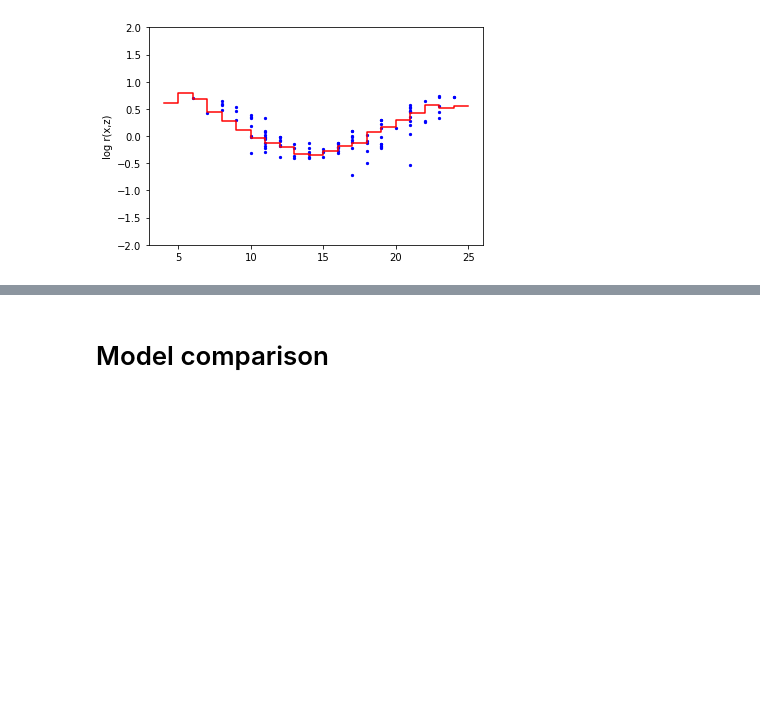
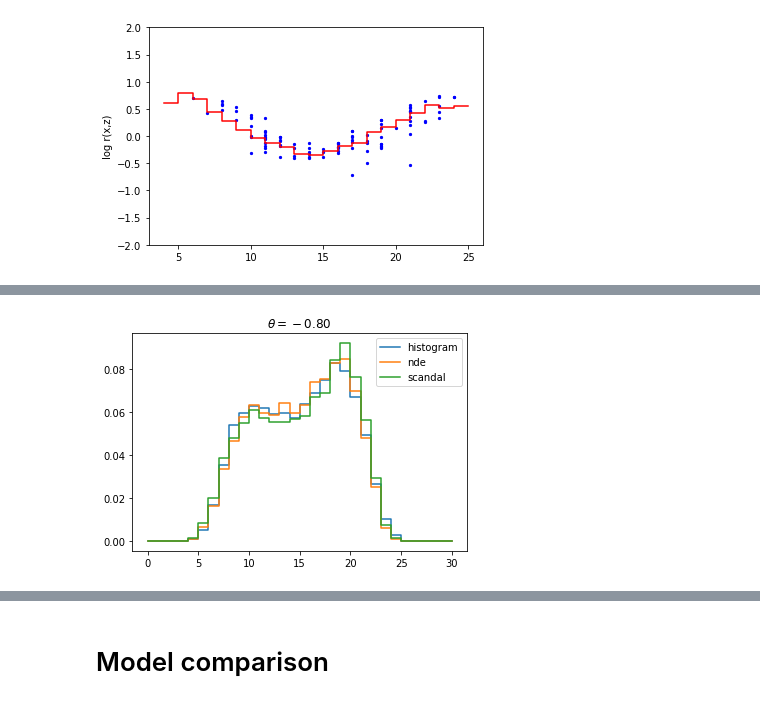
Before and after one commit to johannbrehmer/simulator-mining-example, a Jupyter notebook: Inference on Galton Board.ipynb, the cells around one changed output, grey strips where cells are left out. Saved outputs shown, nothing was run; the diff lists cells and outputs as text; code cells hidden in the pictures; blank space fills up the shorter version.

Commit message:
NDE+SCANDAL

```diff
--- a/Inference on Galton Board.ipynb
+++ b/Inference on Galton Board.ipynb
@@ -56,0 +44,27 @@ plt.show()
+# %%
+from galton import check_random_state
+
+def draw(n_samples, n_thetas=10, random_state=0):
+    n_traces_per_theta = n_samples
+
+    all_x = []
+    all_t_xz = []
+    all_thetas = []
+
+    for k, theta in enumerate(np.linspace(-1.0, -0.4, n_thetas)):
+        x, log_p_xz, t_xz, _ = galton_rvs(theta, n_runs=n_traces_per_theta, random_state=random_state+k)
+        all_x.append(x)
+        all_t_xz.append(t_xz)
+        all_thetas.append(theta * np.ones(n_traces_per_theta))
+
+    all_x = np.array(all_x).reshape(-1, 1)
+    all_x = to_categorical(all_x, num_classes=n_nails)
+    all_t_xz = np.array(all_t_xz).reshape(-1, 1)
+    all_thetas = np.array(all_thetas).reshape(-1, 1)
+
+    rng = check_random_state(random_state)
+    choices = rng.choice(len(all_x), len(all_x), replace=False)
+
+    return all_x[choices], all_t_xz[choices], all_thetas[choices]
+# %%
+x, t_xz, theta = draw(1000)
@@ -56,0 +110,3 @@ plt.show()
+# %%
+nde = make_nde()
+nde.fit(theta, x, batch_size=32, epochs=50)
@@ -56,0 +132,3 @@ plt.show()
+# %%
+scandal = make_scandal()
+scandal.fit([theta, x], [x, t_xz], batch_size=32, epochs=50)
@@ -56,0 +154,9 @@ plt.show()
+# %%
+plt.step(range(n_nails), p_estimated_0, label="histogram")
+plt.step(range(n_nails), nde.predict([theta_0]).ravel(), label="nde")
+plt.step(range(n_nails), scandal.predict([np.array([[theta_0]]), np.zeros((1, n_nails))])[0][0], label="scandal")
+plt.legend()
+plt.title(r"$\theta=%.2f$" % theta_0)
+plt.show()
+# %% [output]
+[figure, added]
```
Also changed, not shown: parts of 19 cells of this notebook.
